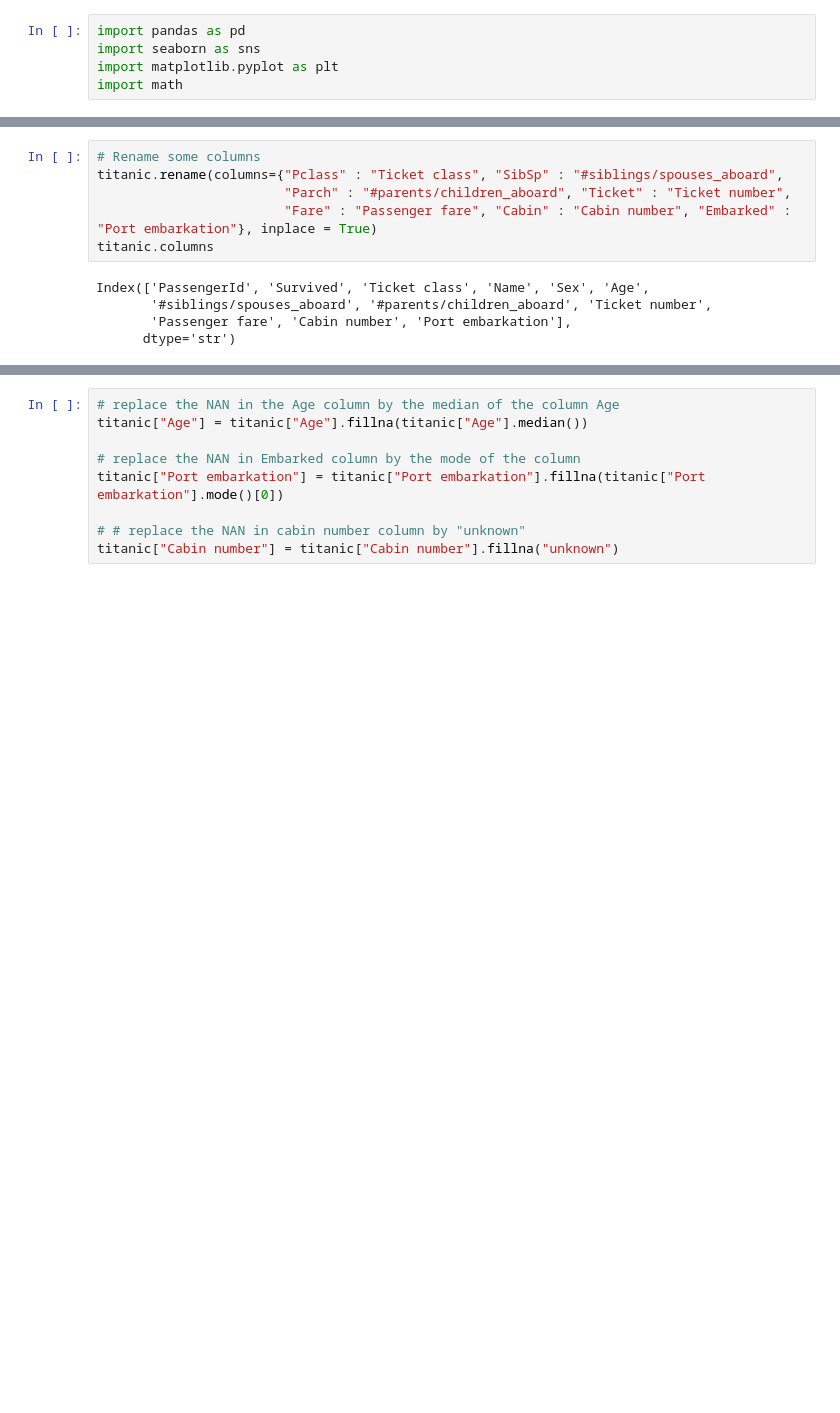
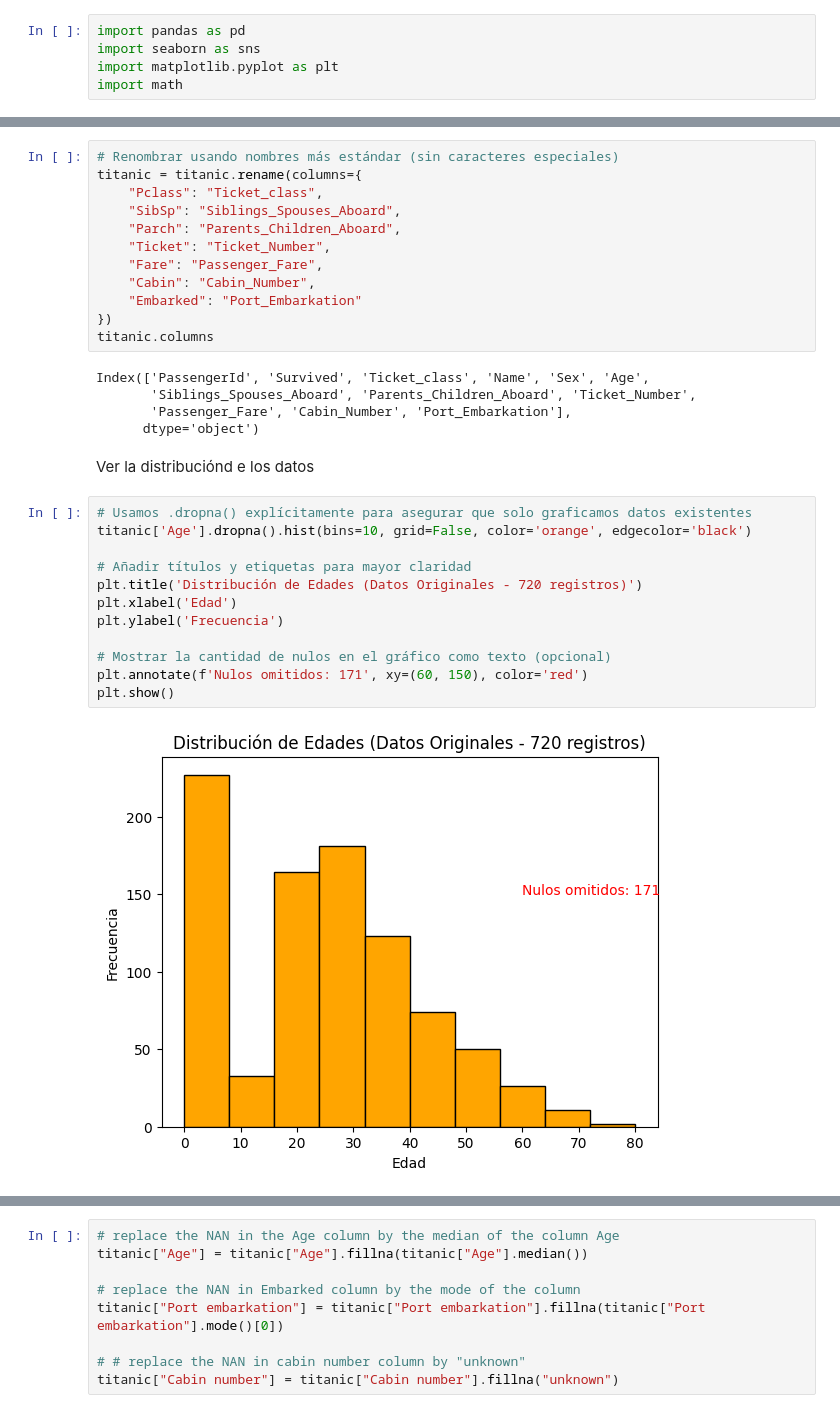
Before and after one commit to SaraMR9/Maestria---Fundamentos-en-ciencia-de-datos, a Jupyter notebook: titanic.ipynb, the cells around one changed output, grey strips where cells are left out. Cells and saved outputs as stored; diff of their text form; blank space fills up the shorter version.

Commit message:
Se hizo un histograma y se llenaron con la mediana los valores nulos de la columna 'Age'

```diff
--- a/titanic.ipynb
+++ b/titanic.ipynb
@@ -77,11 +108,33 @@ Index(['PassengerId', 'Survived', 'Pclass', 'Name', 'Sex', 'Age', 'SibSp',
 # %%
-# Rename some columns
-titanic.rename(columns={"Pclass" : "Ticket class", "SibSp" : "#siblings/spouses_aboard",
-                        "Parch" : "#parents/children_aboard", "Ticket" : "Ticket number",
-                        "Fare" : "Passenger fare", "Cabin" : "Cabin number", "Embarked" : "Port embarkation"}, inplace = True)
+# Renombrar usando nombres más estándar (sin caracteres especiales)
+titanic = titanic.rename(columns={
+    "Pclass": "Ticket_class",
+    "SibSp": "Siblings_Spouses_Aboard",
+    "Parch": "Parents_Children_Aboard",
+    "Ticket": "Ticket_Number",
+    "Fare": "Passenger_Fare",
+    "Cabin": "Cabin_Number",
+    "Embarked": "Port_Embarkation"
+})
 titanic.columns
 # %% [output]
-Index(['PassengerId', 'Survived', 'Ticket class', 'Name', 'Sex', 'Age',
-       '#siblings/spouses_aboard', '#parents/children_aboard', 'Ticket number',
-       'Passenger fare', 'Cabin number', 'Port embarkation'],
-      dtype='str')
+Index(['PassengerId', 'Survived', 'Ticket_class', 'Name', 'Sex', 'Age',
+       'Siblings_Spouses_Aboard', 'Parents_Children_Aboard', 'Ticket_Number',
+       'Passenger_Fare', 'Cabin_Number', 'Port_Embarkation'],
+      dtype='object')
+# %% [markdown]
+Ver la distribuciónd e los datos
+# %%
+# Usamos .dropna() explícitamente para asegurar que solo graficamos datos existentes
+titanic['Age'].dropna().hist(bins=10, grid=False, color='orange', edgecolor='black')
+
+# Añadir títulos y etiquetas para mayor claridad
+plt.title('Distribución de Edades (Datos Originales - 720 registros)')
+plt.xlabel('Edad')
+plt.ylabel('Frecuencia')
+
+# Mostrar la cantidad de nulos en el gráfico como texto (opcional)
+plt.annotate(f'Nulos omitidos: 171', xy=(60, 150), color='red')
+plt.show()
+# %% [output]
+[figure, added]
```
Also changed, not shown: parts of 15 cells of this notebook.
